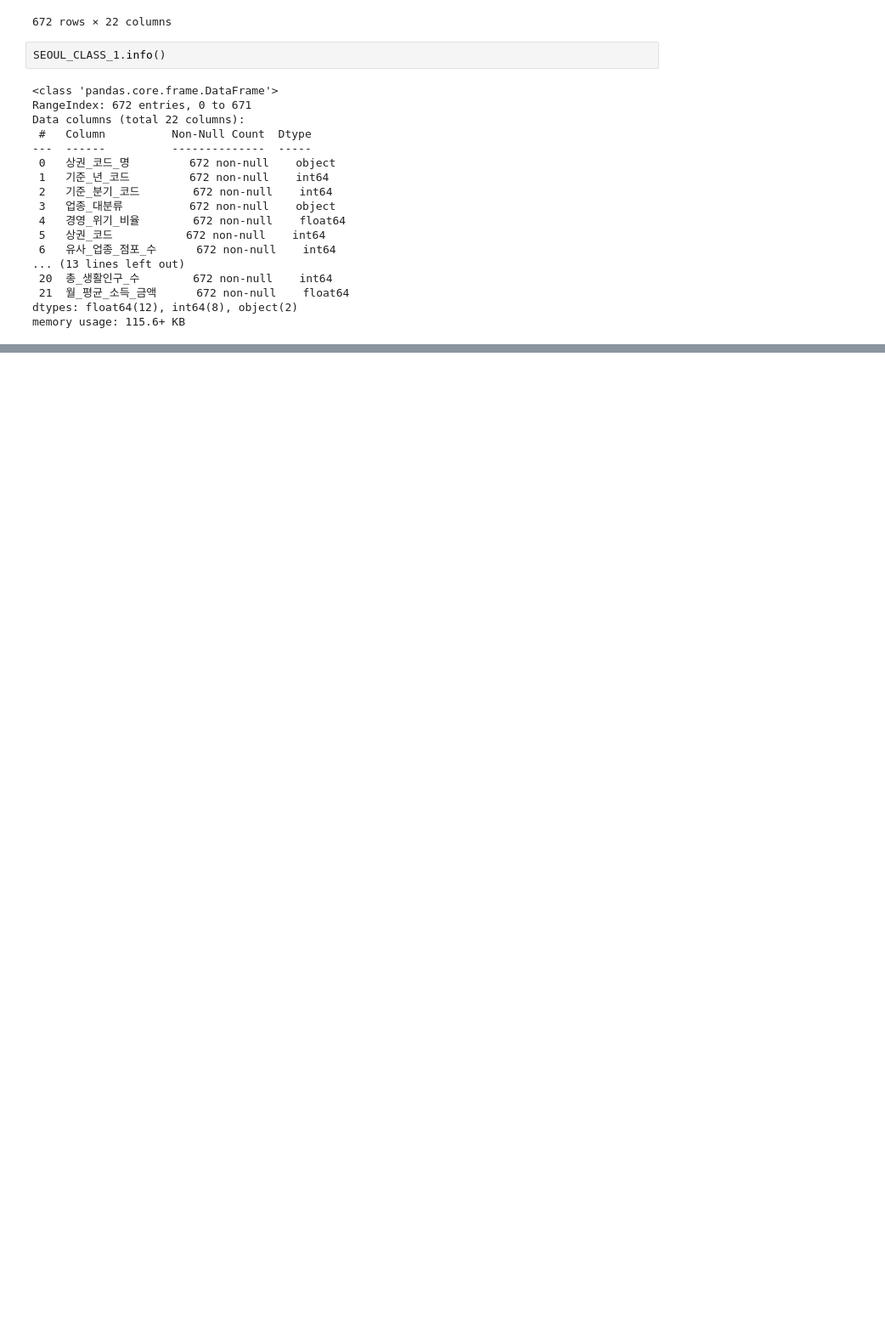
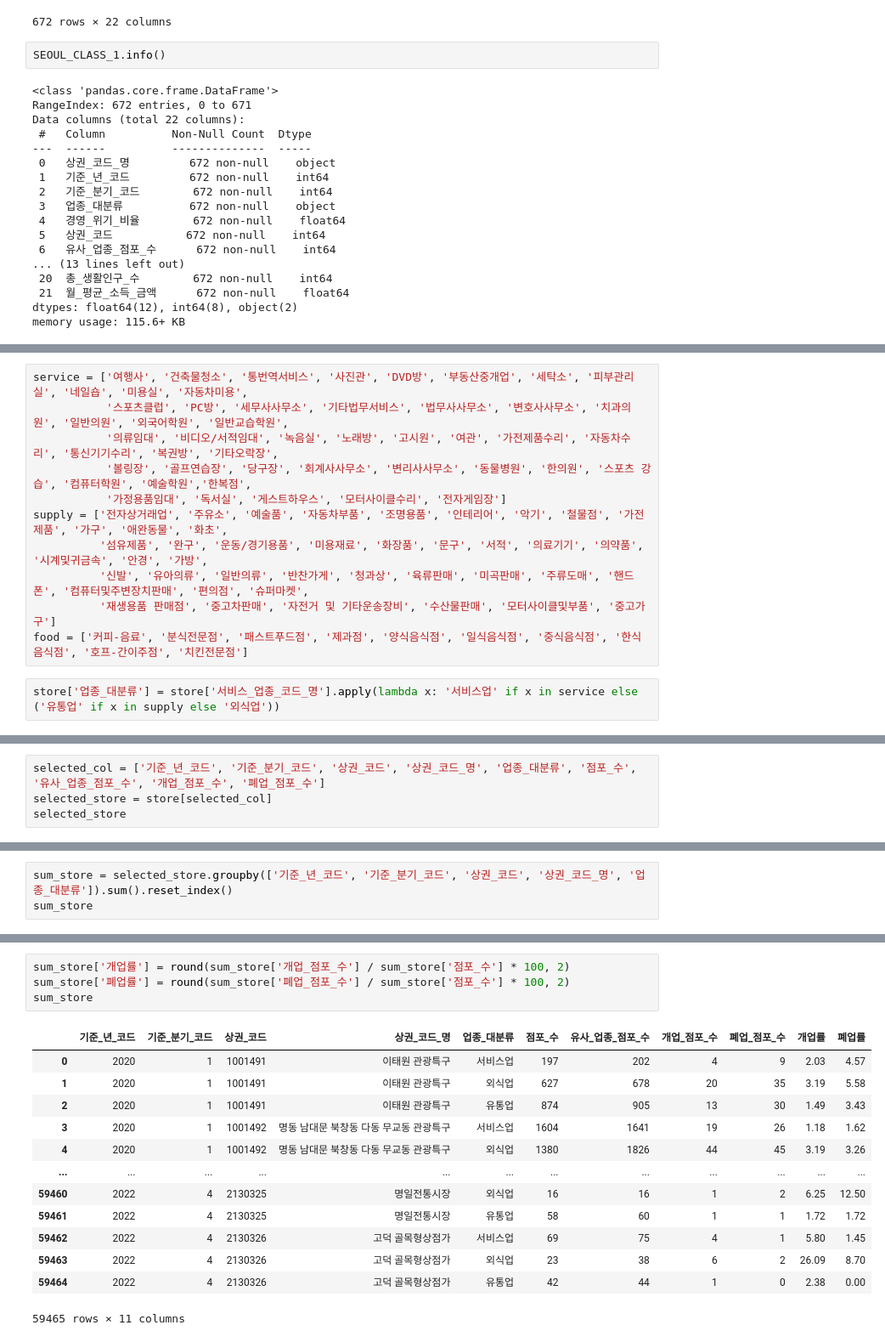
Before and after one commit to kae1128/wadada, a Jupyter notebook: data_preprocessing/SEOUL_CLASS_1_preprocessing.ipynb, the cells around one changed output, grey strips where cells are left out. Shown at 85% size. Drawn from its saved outputs; the diff is of its cells as text; blank space fills up the shorter version.

```diff
--- a/data_preprocessing/SEOUL_CLASS_1_preprocessing.ipynb
+++ b/data_preprocessing/SEOUL_CLASS_1_preprocessing.ipynb
@@ -78,0 +239,13 @@ memory usage: 115.6+ KB
+# %%
+service = ['여행사', '건축물청소', '통번역서비스', '사진관', 'DVD방', '부동산중개업', '세탁소', '피부관리실', '네일숍', '미용실', '자동차미용',
+           '스포츠클럽', 'PC방', '세무사사무소', '기타법무서비스', '법무사사무소', '변호사사무소', '치과의원', '일반의원', '외국어학원', '일반교습학원',
+           '의류임대', '비디오/서적임대', '녹음실', '노래방', '고시원', '여관', '가전제품수리', '자동차수리', '통신기기수리', '복권방', '기타오락장',
+           '볼링장', '골프연습장', '당구장', '회계사사무소', '변리사사무소', '동물병원', '한의원', '스포츠 강습', '컴퓨터학원', '예술학원','한복점',
+           '가정용품임대', '독서실', '게스트하우스', '모터사이클수리', '전자게임장']
+supply = ['전자상거래업', '주유소', '예술품', '자동차부품', '조명용품', '인테리어', '악기', '철물점', '가전제품', '가구', '애완동물', '화초',
+          '섬유제품', '완구', '운동/경기용품', '미용재료', '화장품', '문구', '서적', '의료기기', '의약품', '시계및귀금속', '안경', '가방',
+          '신발', '유아의류', '일반의류', '반찬가게', '청과상', '육류판매', '미곡판매', '주류도매', '핸드폰', '컴퓨터및주변장치판매', '편의점', '슈퍼마켓',
+          '재생용품 판매점', '중고차판매', '자전거 및 기타운송장비', '수산물판매', '모터사이클및부품', '중고가구']
+food = ['커피-음료', '분식전문점', '패스트푸드점', '제과점', '양식음식점', '일식음식점', '중식음식점', '한식음식점', '호프-간이주점', '치킨전문점']
+# %%
+store['업종_대분류'] = store['서비스_업종_코드_명'].apply(lambda x: '서비스업' if x in service else ('유통업' if x in supply else '외식업'))
@@ -78,0 +259,4 @@ memory usage: 115.6+ KB
+# %%
+selected_col = ['기준_년_코드', '기준_분기_코드', '상권_코드', '상권_코드_명', '업종_대분류', '점포_수', '유사_업종_점포_수', '개업_점포_수', '폐업_점포_수']
+selected_store = store[selected_col]
+selected_store
@@ -78,0 +277,3 @@ memory usage: 115.6+ KB
+# %%
+sum_store = selected_store.groupby(['기준_년_코드', '기준_분기_코드', '상권_코드', '상권_코드_명', '업종_대분류']).sum().reset_index()
+sum_store
@@ -78,0 +294,18 @@ memory usage: 115.6+ KB
+# %%
+sum_store['개업률'] = round(sum_store['개업_점포_수'] / sum_store['점포_수'] * 100, 2)
+sum_store['폐업률'] = round(sum_store['폐업_점포_수'] / sum_store['점포_수'] * 100, 2)
+sum_store
+# %% [output]
+|  | 기준_년_코드 | 기준_분기_코드 | 상권_코드 | 상권_코드_명 | 업종_대분류 | 점포_수 | 유사_업종_점포_수 | 개업_점포_수 | 폐업_점포_수 | 개업률 | 폐업률 |
+| 0 | 2020 | 1 | 1001491 | 이태원 관광특구 | 서비스업 | 197 | 202 | 4 | 9 | 2.03 | 4.57 |
+| 1 | 2020 | 1 | 1001491 | 이태원 관광특구 | 외식업 | 627 | 678 | 20 | 35 | 3.19 | 5.58 |
+| 2 | 2020 | 1 | 1001491 | 이태원 관광특구 | 유통업 | 874 | 905 | 13 | 30 | 1.49 | 3.43 |
+| 3 | 2020 | 1 | 1001492 | 명동 남대문 북창동 다동 무교동 관광특구 | 서비스업 | 1604 | 1641 | 19 | 26 | 1.18 | 1.62 |
+| 4 | 2020 | 1 | 1001492 | 명동 남대문 북창동 다동 무교동 관광특구 | 외식업 | 1380 | 1826 | 44 | 45 | 3.19 | 3.26 |
+| ... | ... | ... | ... | ... | ... | ... | ... | ... | ... | ... | ... |
+| 59460 | 2022 | 4 | 2130325 | 명일전통시장 | 외식업 | 16 | 16 | 1 | 2 | 6.25 | 12.50 |
+| 59461 | 2022 | 4 | 2130325 | 명일전통시장 | 유통업 | 58 | 60 | 1 | 1 | 1.72 | 1.72 |
+| 59462 | 2022 | 4 | 2130326 | 고덕 골목형상점가 | 서비스업 | 69 | 75 | 4 | 1 | 5.80 | 1.45 |
+| 59463 | 2022 | 4 | 2130326 | 고덕 골목형상점가 | 외식업 | 23 | 38 | 6 | 2 | 26.09 | 8.70 |
+| 59464 | 2022 | 4 | 2130326 | 고덕 골목형상점가 | 유통업 | 42 | 44 | 1 | 0 | 2.38 | 0.00 |
+59465 rows × 11 columns
```
Also changed, not shown: parts of 29 cells of this notebook, 2 other files.
